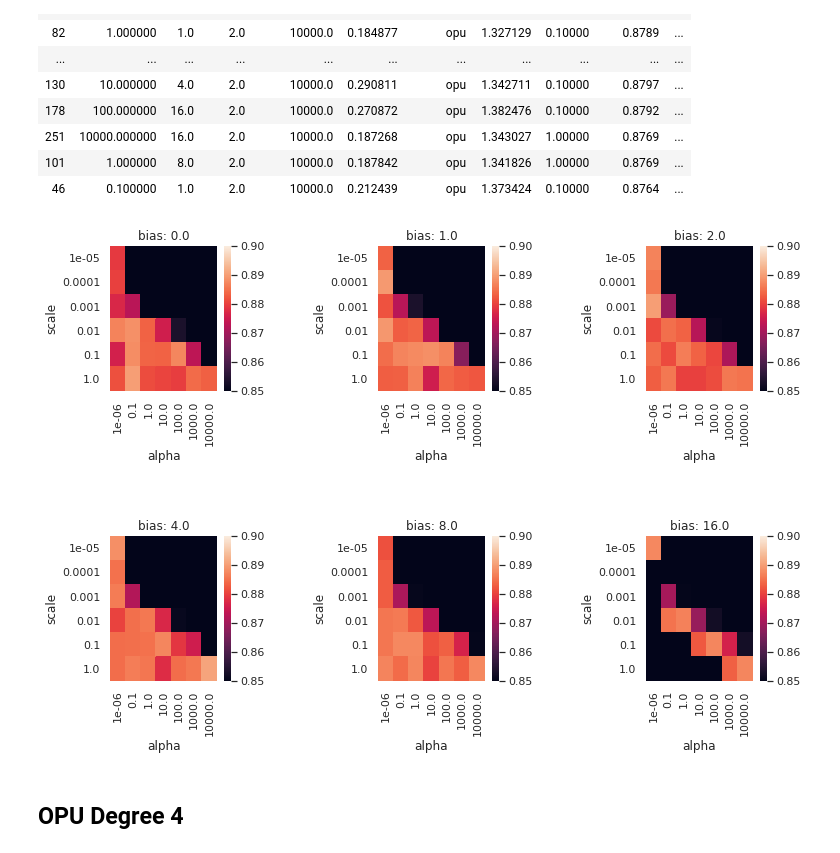
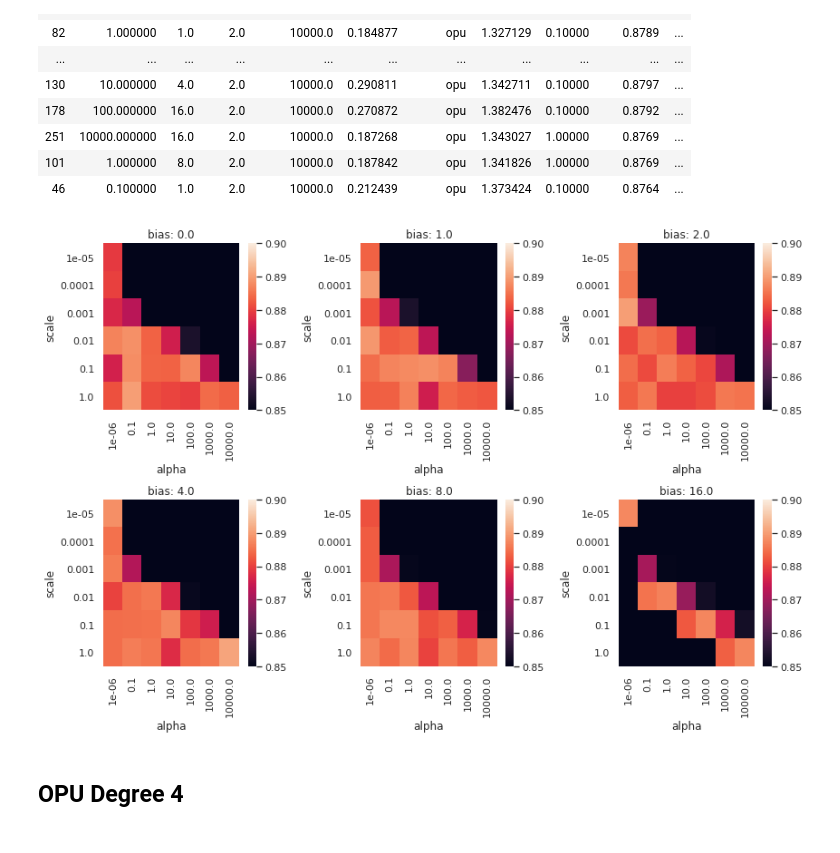
Before and after one commit to joneswack/opu-kernel-experiments, a Jupyter notebook: Hyperparameters-Fashion-MNIST.ipynb, the cells around one changed output. Cells and saved outputs as stored; diff of their text form; code cells hidden in the pictures.

Commit message:
updated the plots

```diff
--- a/Hyperparameters-Fashion-MNIST.ipynb
+++ b/Hyperparameters-Fashion-MNIST.ipynb
@@ -82,8 +82,10 @@ opu_degree_2.sort_values(by='val_score', ascending=False)[:20]
 | 46 | 0.100000 | 1.0 | 2.0 | 10000.0 | 0.212439 | opu | 1.373424 | 0.10000 | 0.8764 | ... |
 # %%
 show_heatmaps(opu_degree_2, 'scale', 'alpha', 'bias', vmin=0.85, vmax=0.9)
+plt.tight_layout()
+plt.savefig('figures/sim_opu_2_fashion_mnist', format='pdf')
 # %% [output]
-[figure, old version]
+[figure, new version]
 # %% [markdown]
 ## OPU Degree 4
 # %%
```
Also changed, not shown: 3 other files.
